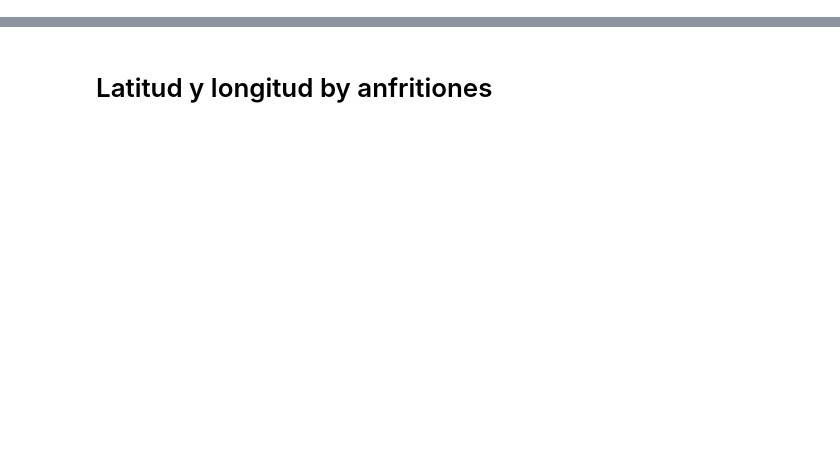
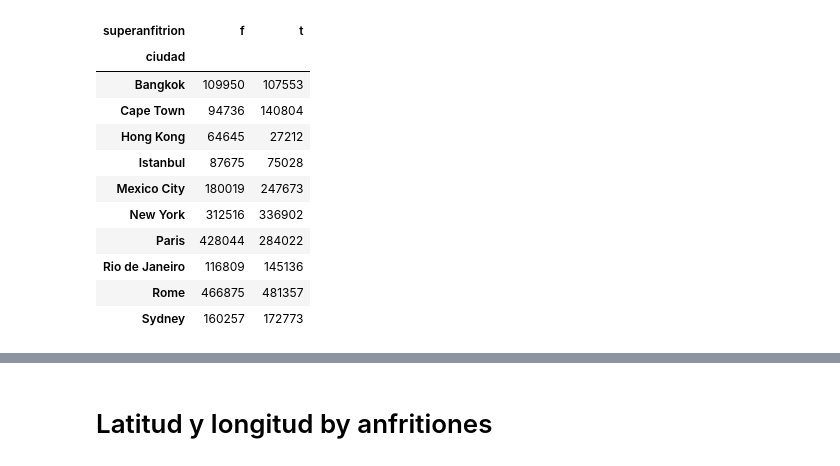
Before and after one commit to DayeMorga28/Airbnb_project, a Jupyter notebook: Airbnb_Modelado.ipynb, the cells around one changed output, grey strips where cells are left out. Saved outputs shown, nothing was run; the diff lists cells and outputs as text; code cells hidden in the pictures; blank space fills up the shorter version.

```diff
--- a/Airbnb_Modelado.ipynb
+++ b/Airbnb_Modelado.ipynb
@@ -55,6 +64,19 @@ df_airbnb_sum_cities.sort_values(ascending=False)
 # %%
 # Graficación de alojamientos acumulados por ciudades
-crosstab = pd.crosstab(df_airbnb['ciudad'], df_airbnb['superanfitrion'])
+crosstab = pd.crosstab(df_comentarios_merges['ciudad'], df_comentarios_merges['superanfitrion'])
 crosstab
+# %% [output]
+| superanfitrion | f | t |
+| ciudad |  |  |
+| Bangkok | 109950 | 107553 |
+| Cape Town | 94736 | 140804 |
+| Hong Kong | 64645 | 27212 |
+| Istanbul | 87675 | 75028 |
+| Mexico City | 180019 | 247673 |
+| New York | 312516 | 336902 |
+| Paris | 428044 | 284022 |
+| Rio de Janeiro | 116809 | 145136 |
+| Rome | 466875 | 481357 |
+| Sydney | 160257 | 172773 |
 # %%
 # Graficación de alojamientos acumulados por año de inicio anfitrion y superanfitrion
```
Also changed, not shown: parts of 38 cells of this notebook, 3 other files.
